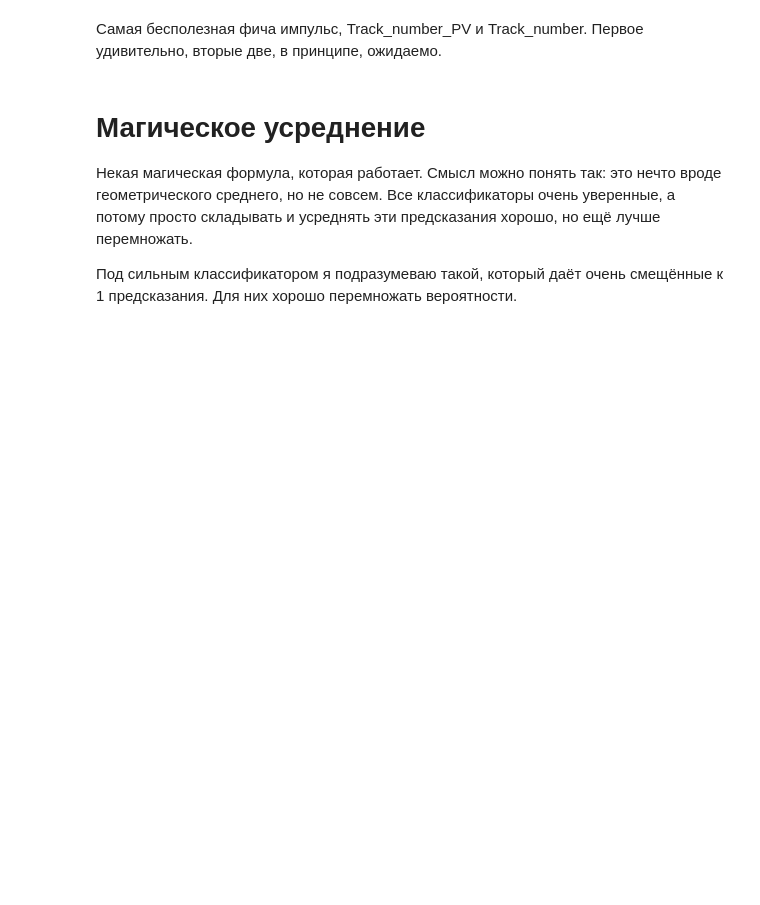
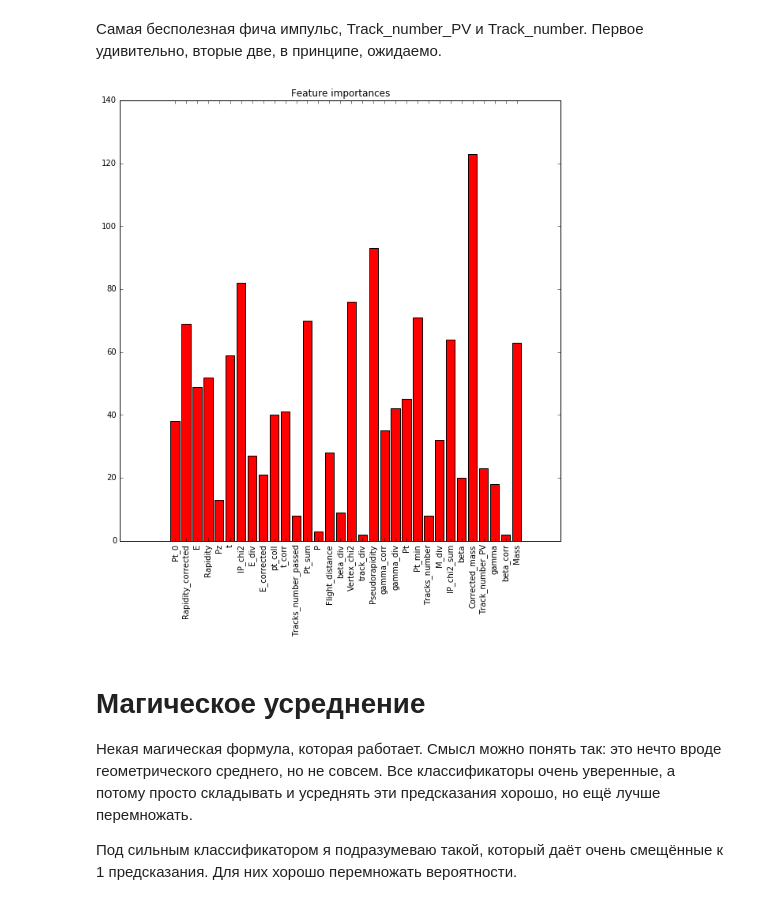
Before and after one commit to SchattenGenie/Practice_6_HEP_ML, a Jupyter notebook: Triggers_kaggle.ipynb, the cells around one changed output. Cells and saved outputs as stored; diff of their text form; code cells hidden in the pictures; blank space fills up the shorter version.

```diff
--- a/Triggers_kaggle.ipynb
+++ b/Triggers_kaggle.ipynb
@@ -146,16 +146,23 @@ pred_test_3 = pred_stack.predict_proba(test[features].values)
 
 data['predictions_3'] = pred_train_3
 test['predictions_3'] = pred_test_3
+# %%
+fscores = pred_stack_2.clf[0].booster().get_fscore()
+importances = np.zeros(len(fscores))
+for k, v in fscores.items():
+    importances[int(k[1:])] = v
 # %% [markdown]
 Самая бесполезная фича импульс, Track_number_PV и Track_number. Первое удивительно, вторые две, в принципе, ожидаемо.
 # %%
-plt.figure()
+plt.figure(figsize=(10,10))
 plt.title("Feature importances")
-plt.bar(range(len(pred_stack_2.clf[0].feature_importances_)), pred_stack_2.clf[0].feature_importances_,
+plt.bar(range(len(importances)), importances,
        color="r", align="center")
 plt.xticks(range(len(features)), features, rotation=90)
 plt.xlim()
 plt.show()
+# %% [output]
+[figure, added]
 # %% [markdown]
 # Магическое усреднение
 Некая магическая формула, которая работает. Смысл можно понять так: это нечто вроде геометрического среднего, но не совсем.
```
Also changed, not shown: parts of 12 cells of this notebook.
